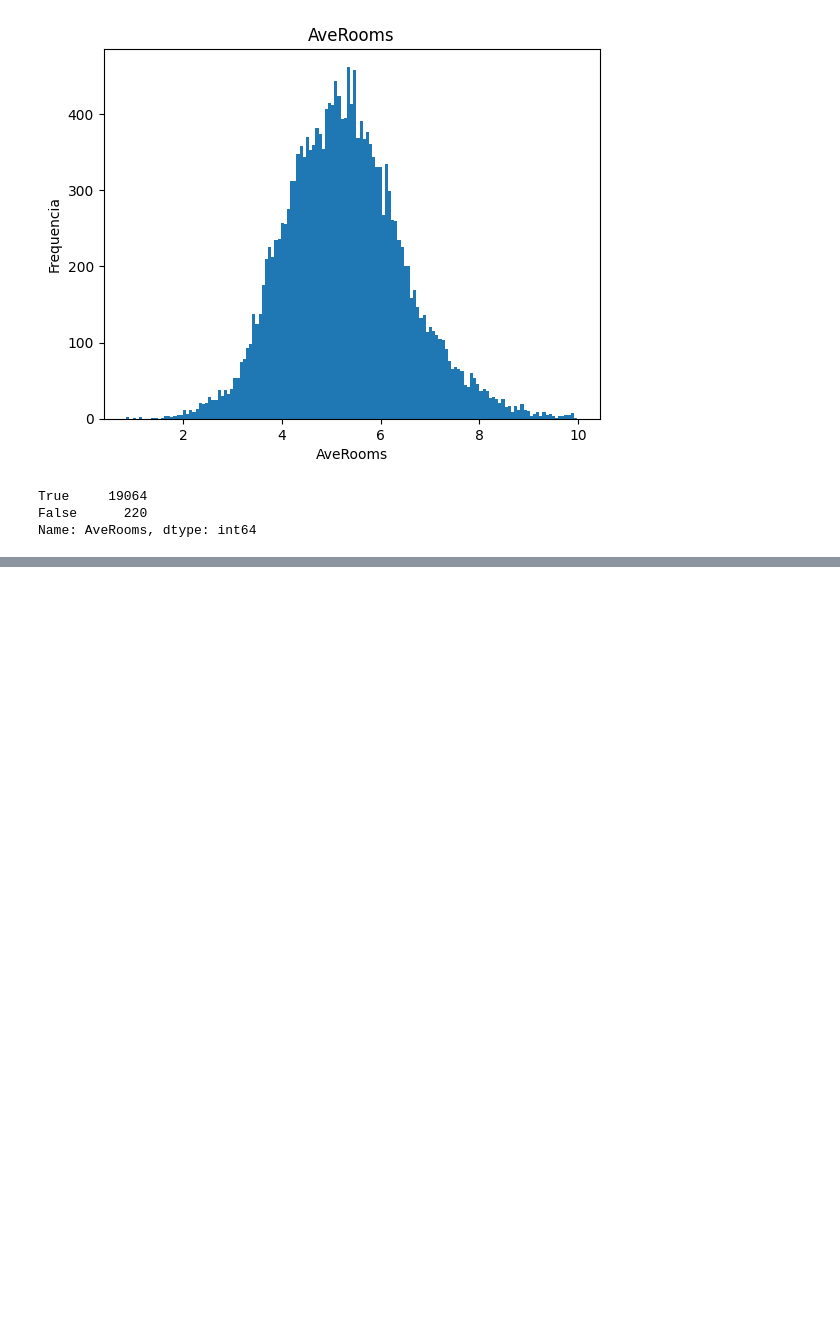
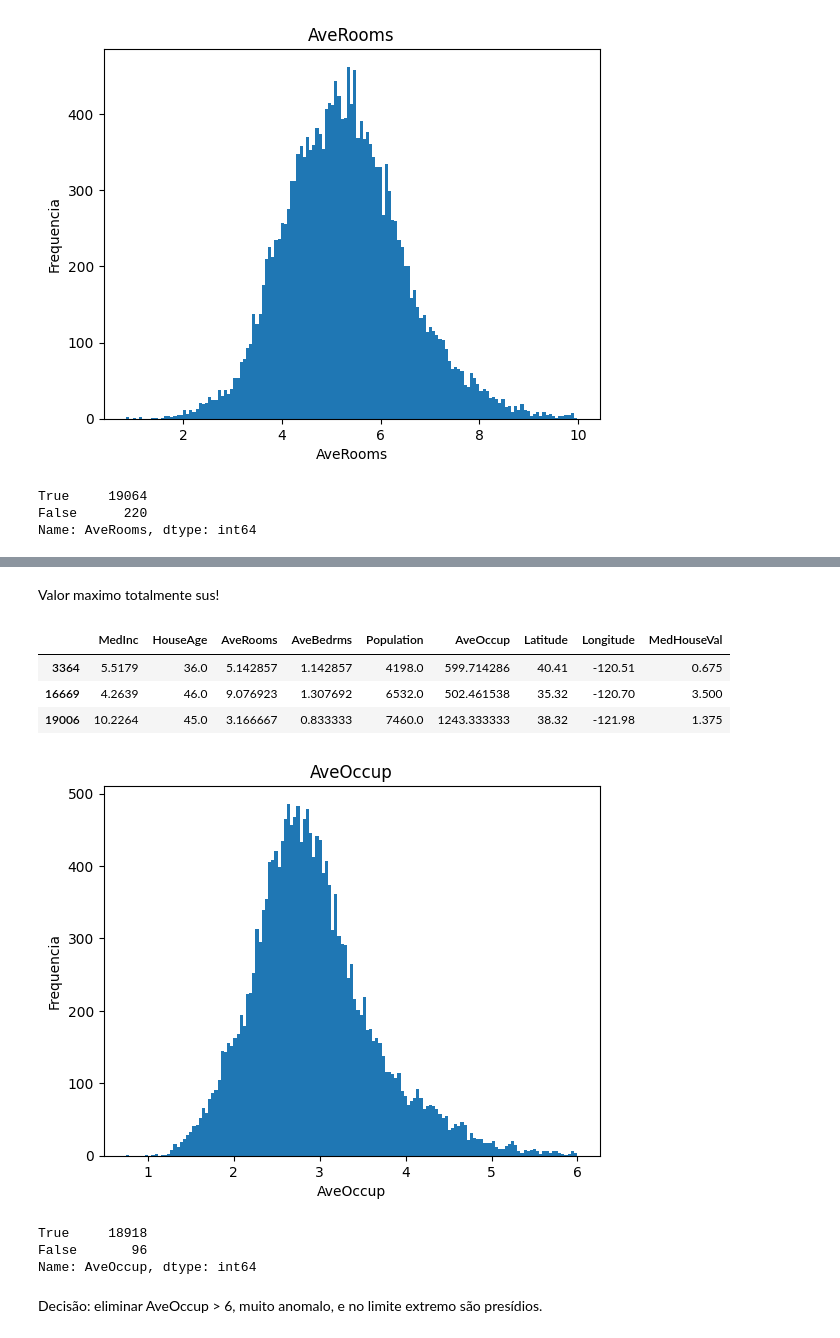
Before and after one commit to FabioAyresInsper/california, a Jupyter notebook: notebooks/california.ipynb, the cells around one changed output, grey strips where cells are left out. Drawn from its saved outputs; the diff is of its cells as text; code cells hidden in the pictures; blank space fills up the shorter version.

```diff
--- a/notebooks/california.ipynb
+++ b/notebooks/california.ipynb
@@ -229,0 +274,2 @@ df = df[linhas_normais]
+# %%
+df = df[linhas_normais]
@@ -229,0 +290,22 @@ df = df[linhas_normais]
+# %% [markdown]
+Valor maximo totalmente sus!
+# %%
+df[df['AveOccup'] > 500]
+# %% [output]
+|  | MedInc | HouseAge | AveRooms | AveBedrms | Population | AveOccup | Latitude | Longitude | MedHouseVal |
+| 3364 | 5.5179 | 36.0 | 5.142857 | 1.142857 | 4198.0 | 599.714286 | 40.41 | -120.51 | 0.675 |
+| 16669 | 4.2639 | 46.0 | 9.076923 | 1.307692 | 6532.0 | 502.461538 | 35.32 | -120.70 | 3.500 |
+| 19006 | 10.2264 | 45.0 | 3.166667 | 0.833333 | 7460.0 | 1243.333333 | 38.32 | -121.98 | 1.375 |
+# %%
+linhas_normais = df['AveOccup'] < 6
+plot_column(df[linhas_normais], 'AveOccup')
+# %% [output]
+[figure, added]
+# %%
+linhas_normais.value_counts()
+# %% [output]
+True     18918
+False       96
+Name: AveOccup, dtype: int64
+# %% [markdown]
+Decisão: eliminar AveOccup > 6, muito anomalo, e no limite extremo são presídios.
```
Also changed, not shown: parts of 26 cells of this notebook, 2 other files.
